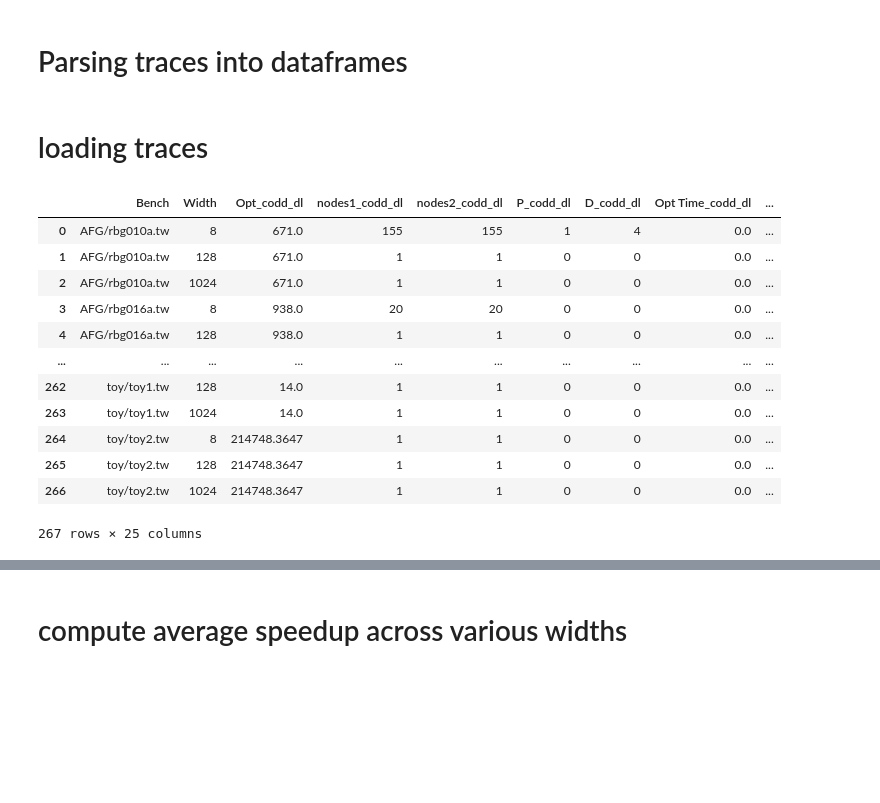
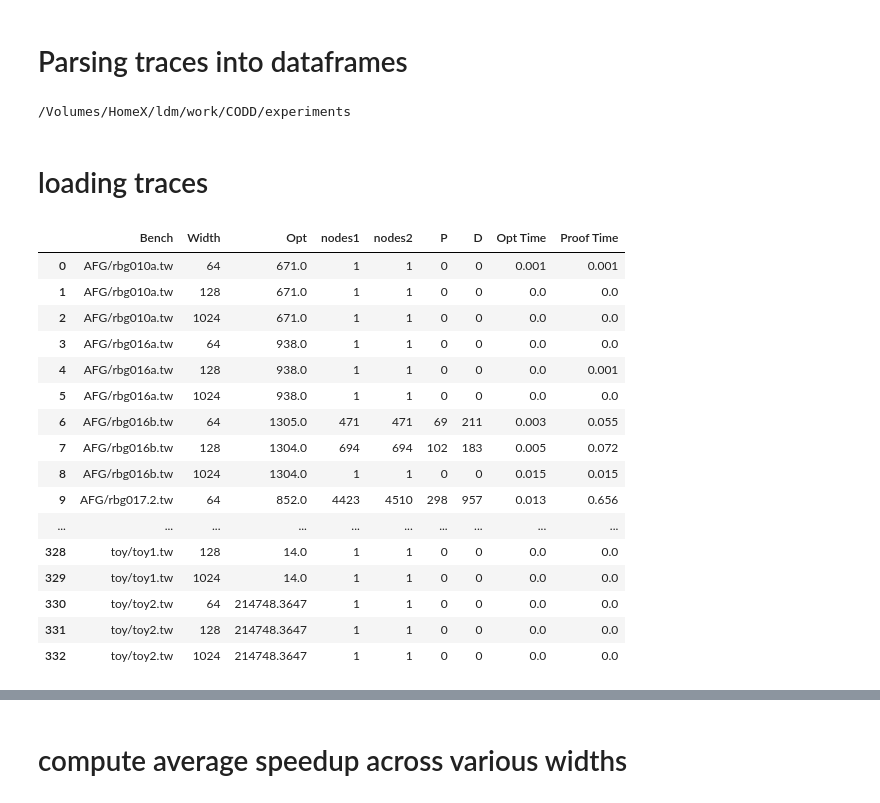
Before and after one commit to ldmbouge/CODD, a Jupyter notebook: experiments/gen.ipynb, the cells around one changed output, grey strips where cells are left out. Saved outputs shown, nothing was run; the diff lists cells and outputs as text; code cells hidden in the pictures; blank space fills up the shorter version.

```diff
--- a/experiments/gen.ipynb
+++ b/experiments/gen.ipynb
@@ -58,10 +58,37 @@ def experiment_to_df_tsptw(fname, patterns=None, labels_list=None, types_list=No
 
     if scale_opt is not None: exp[opt_name] /= scale_opt
     return exp
+# %%
+import os
+print(os.getcwd())
+# %% [output]
+/Volumes/HomeX/ldm/work/CODD/experiments
 # %% [markdown]
 # loading traces
+# %%
+exp1 = experiment_to_df_tsptw('../build/trace_triangle3_xf', scale_opt=10000.0); exp1['Bench'] = exp1['Bench'].str.split('/').str[-2:].str.join('/')
+# %%
+with pd.option_context('display.max_rows', None,):
+    display(exp1)
+# %% [output]
+|  | Bench | Width | Opt | nodes1 | nodes2 | P | D | Opt Time | Proof Time |
+| 0 | AFG/rbg010a.tw | 64 | 671.0 | 1 | 1 | 0 | 0 | 0.001 | 0.001 |
+| 1 | AFG/rbg010a.tw | 128 | 671.0 | 1 | 1 | 0 | 0 | 0.0 | 0.0 |
+| 2 | AFG/rbg010a.tw | 1024 | 671.0 | 1 | 1 | 0 | 0 | 0.0 | 0.0 |
+| 3 | AFG/rbg016a.tw | 64 | 938.0 | 1 | 1 | 0 | 0 | 0.0 | 0.0 |
+| 4 | AFG/rbg016a.tw | 128 | 938.0 | 1 | 1 | 0 | 0 | 0.0 | 0.001 |
+| 5 | AFG/rbg016a.tw | 1024 | 938.0 | 1 | 1 | 0 | 0 | 0.0 | 0.0 |
+| 6 | AFG/rbg016b.tw | 64 | 1305.0 | 471 | 471 | 69 | 211 | 0.003 | 0.055 |
+| 7 | AFG/rbg016b.tw | 128 | 1304.0 | 694 | 694 | 102 | 183 | 0.005 | 0.072 |
+| 8 | AFG/rbg016b.tw | 1024 | 1304.0 | 1 | 1 | 0 | 0 | 0.015 | 0.015 |
+| 9 | AFG/rbg017.2.tw | 64 | 852.0 | 4423 | 4510 | 298 | 957 | 0.013 | 0.656 |
+| ... | ... | ... | ... | ... | ... | ... | ... | ... | ... |
+| 328 | toy/toy1.tw | 128 | 14.0 | 1 | 1 | 0 | 0 | 0.0 | 0.0 |
+| 329 | toy/toy1.tw | 1024 | 14.0 | 1 | 1 | 0 | 0 | 0.0 | 0.0 |
+| 330 | toy/toy2.tw | 64 | 214748.3647 | 1 | 1 | 0 | 0 | 0.0 | 0.0 |
+| 331 | toy/toy2.tw | 128 | 214748.3647 | 1 | 1 | 0 | 0 | 0.0 | 0.0 |
+| 332 | toy/toy2.tw | 1024 | 214748.3647 | 1 | 1 | 0 | 0 | 0.0 | 0.0 |
 # %%
-exp1 = experiment_to_df_tsptw('tsptw_TO_100s/tsptw_XFLD_ddolocal_final_testlgf', scale_opt=10000.0); exp1['Bench'] = exp1['Bench'].str.split('/').str[-2:].str.join('/')
 exp2 = experiment_to_df_tsptw('tsptw_TO_100s/tsptw_XFLD_coddlocal_final', scale_opt=10000.0); exp2['Bench'] = exp2['Bench'].str.split('/').str[-2:].str.join('/')
 exp3 = experiment_to_df_tsptw('tsptw_TO_100s/tsptw_XFLD_codd_final', scale_opt=10000.0); exp3['Bench'] = exp3['Bench'].str.split('/').str[-2:].str.join('/')
 exp4 = experiment_to_df_tsptw('tsptw_TO_100s/tsptw_didp_final', scale_opt=10000.0, opt_name='Opt', patterns=[r'(\S+)', f'T.O.|t: ({flt}), cost: (\\d+)'], labels_list=[['Bench'],['Proof Time', 'Opt']], types_list=[[str],[f64_TO, i32]]); exp4['Bench'] = exp4['Bench'].str.split('/').str[-2:].str.join('/')
@@ -74,29 +101,3 @@ exp4 = experiment_to_df_tsptw('tsptw_TO_100s/tsptw_didp_final', scale_opt=10000.
 
 # exp1 = exp1[exp1['Opt'].notna()]
 # exp2 = exp2[exp2['Opt'].notna()]
-
-L = 0; R = 1
-suffixes = ('_codd_dl', '_codd_cl', '_codd', '_didp')
-exp1.columns = exp1.columns.map(lambda name: name+suffixes[0] if name not in ('Width', 'Bench') else name)
-exp2.columns = exp2.columns.map(lambda name: name+suffixes[1] if name not in ('Width', 'Bench') else name)
-exp3.columns = exp3.columns.map(lambda name: name+suffixes[2] if name not in ('Width', 'Bench') else name)
-exp4.columns = exp4.columns.map(lambda name: name+suffixes[3] if name not in ('Width', 'Bench') else name)
-
-merge = pd.merge(exp1, exp2, on=['Bench', 'Width'], how='inner').merge(exp3, on=['Bench', 'Width'], how='inner').merge(exp4, on=['Bench'], how='inner')
-final = merge #merge[merge["Bench"].isin(triangular)]
-#final[~final.notna()] = 'T.O.'
-final
-# %% [output]
-|  | Bench | Width | Opt_codd_dl | nodes1_codd_dl | nodes2_codd_dl | P_codd_dl | D_codd_dl | Opt Time_codd_dl | ... |
-| 0 | AFG/rbg010a.tw | 8 | 671.0 | 155 | 155 | 1 | 4 | 0.0 | ... |
-| 1 | AFG/rbg010a.tw | 128 | 671.0 | 1 | 1 | 0 | 0 | 0.0 | ... |
-| 2 | AFG/rbg010a.tw | 1024 | 671.0 | 1 | 1 | 0 | 0 | 0.0 | ... |
-| 3 | AFG/rbg016a.tw | 8 | 938.0 | 20 | 20 | 0 | 0 | 0.0 | ... |
-| 4 | AFG/rbg016a.tw | 128 | 938.0 | 1 | 1 | 0 | 0 | 0.0 | ... |
-| ... | ... | ... | ... | ... | ... | ... | ... | ... | ... |
-| 262 | toy/toy1.tw | 128 | 14.0 | 1 | 1 | 0 | 0 | 0.0 | ... |
-| 263 | toy/toy1.tw | 1024 | 14.0 | 1 | 1 | 0 | 0 | 0.0 | ... |
-| 264 | toy/toy2.tw | 8 | 214748.3647 | 1 | 1 | 0 | 0 | 0.0 | ... |
-| 265 | toy/toy2.tw | 128 | 214748.3647 | 1 | 1 | 0 | 0 | 0.0 | ... |
-| 266 | toy/toy2.tw | 1024 | 214748.3647 | 1 | 1 | 0 | 0 | 0.0 | ... |
-267 rows × 25 columns
```
Also changed, not shown: parts of 1 cell of this notebook, 3 other files.
